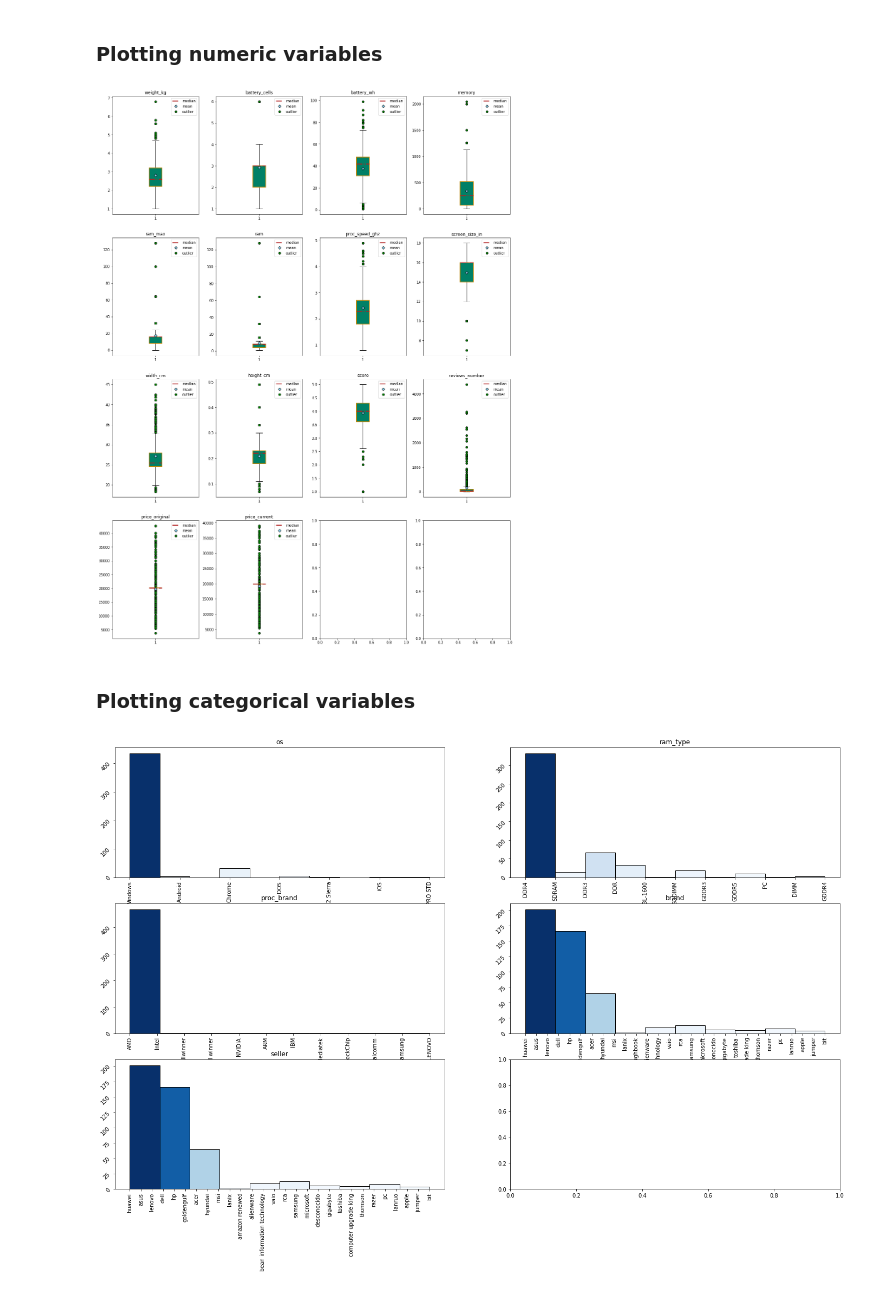
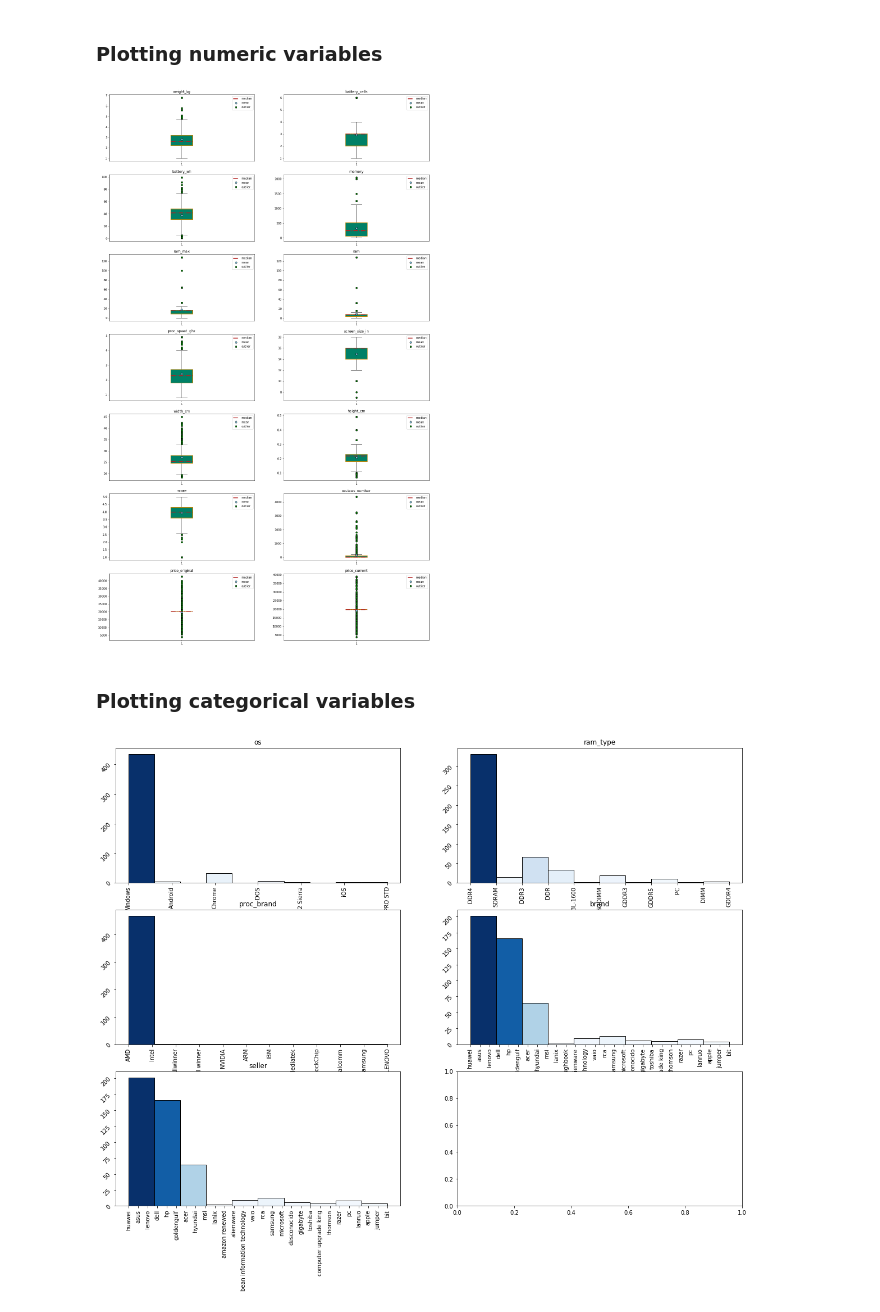
Before and after one commit to AlanIsaacV/Data-Science, a Jupyter notebook: Transform/filter.ipynb, the cells around one changed output. Saved outputs shown, nothing was run; the diff lists cells and outputs as text; code cells hidden in the pictures.

```diff
--- a/Transform/filter.ipynb
+++ b/Transform/filter.ipynb
@@ -356,15 +348,15 @@ drop_contains(df, ['seller', 'brand', 'proc_brand', 'os'])
 # %% [markdown]
 ### Plotting numeric variables
 # %%
-dynamic_boxplot(df)
+dynamic_plot(df)
 # %% [output]
-[figure, old version]
+[figure, new version]
 # %% [markdown]
 ### Plotting categorical variables
-# %%
-dynamic_histogram(df)
-# %% [output]
-[figure, removed]
+# %%
+dynamic_plot(df, 'category')
+# %% [output]
+[figure, added]
 # %%
 df.head(2)
 # %% [output]
```
Also changed, not shown: parts of 13 cells of this notebook.
